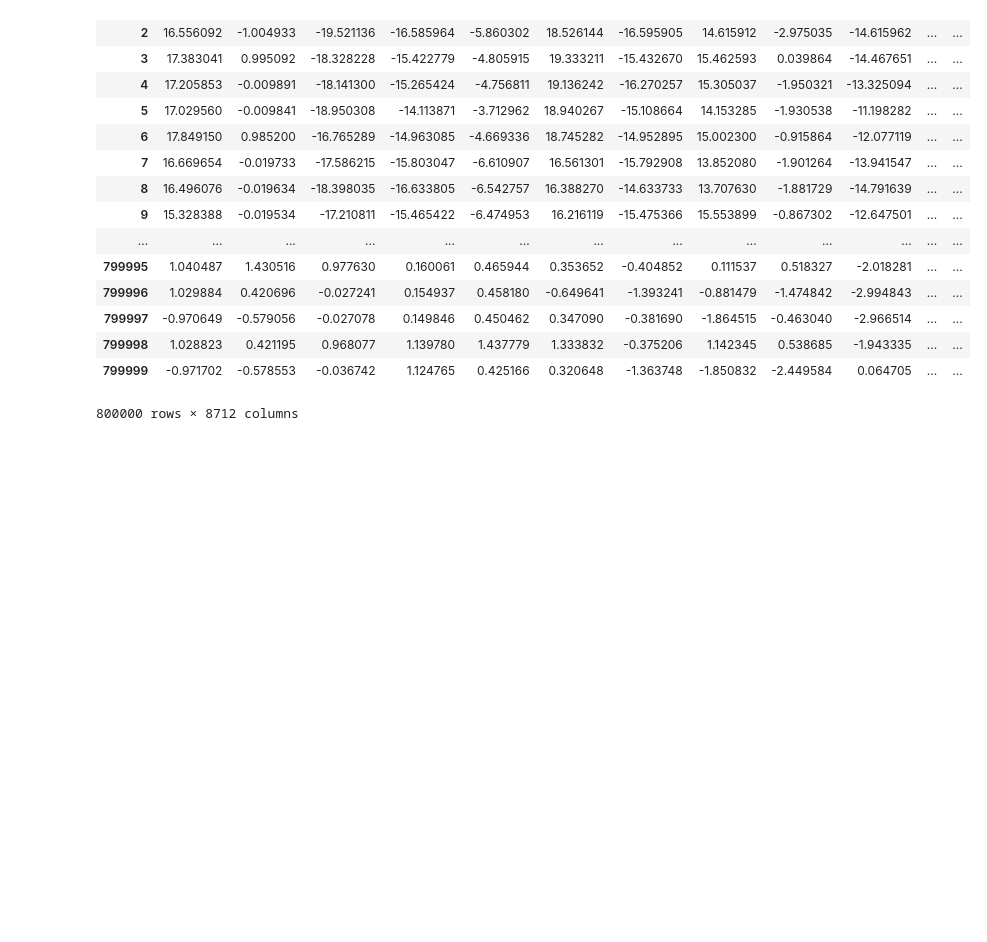
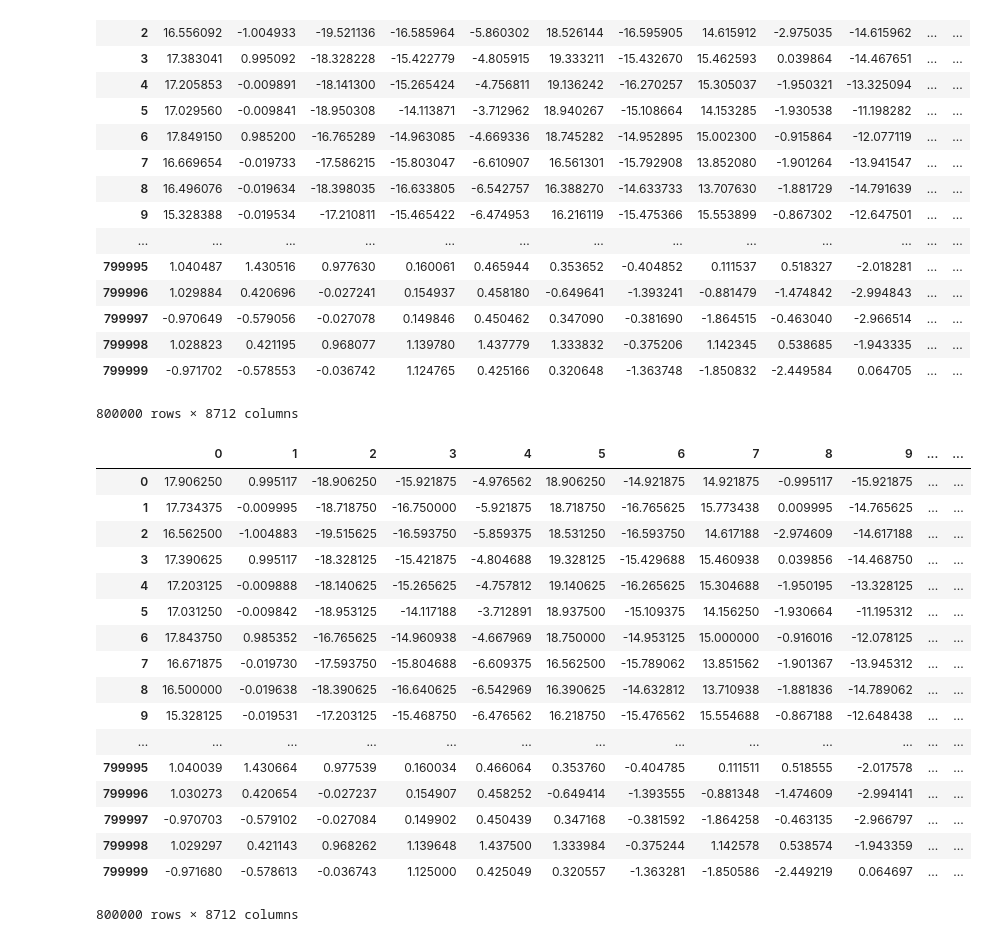
Before and after one commit to guchio3/kaggle-vsb, a Jupyter notebook: notebooks/e002_EDA.ipynb, the cells around one changed output. Drawn from its saved outputs; the diff is of its cells as text; code cells hidden in the pictures; blank space fills up the shorter version.

```diff
--- a/notebooks/e002_EDA.ipynb
+++ b/notebooks/e002_EDA.ipynb
@@ -389,3 +389,25 @@ decoded_signals_df
 | 799998 | 1.028823 | 0.421195 | 0.968077 | 1.139780 | 1.437779 | 1.333832 | -0.375206 | 1.142345 | 0.538685 | -1.943335 | ... | ... |
 | 799999 | -0.971702 | -0.578553 | -0.036742 | 1.124765 | 0.425166 | 0.320648 | -1.363748 | -1.850832 | -2.449584 | 0.064705 | ... | ... |
 800000 rows × 8712 columns
+# %%
+temp_df = pd.read_pickle('../inputs/prep/train_hp.pkl.gz', compression='gzip')
+temp_df
+# %% [output]
+|  | 0 | 1 | 2 | 3 | 4 | 5 | 6 | 7 | 8 | 9 | ... | ... |
+| 0 | 17.906250 | 0.995117 | -18.906250 | -15.921875 | -4.976562 | 18.906250 | -14.921875 | 14.921875 | -0.995117 | -15.921875 | ... | ... |
+| 1 | 17.734375 | -0.009995 | -18.718750 | -16.750000 | -5.921875 | 18.718750 | -16.765625 | 15.773438 | 0.009995 | -14.765625 | ... | ... |
+| 2 | 16.562500 | -1.004883 | -19.515625 | -16.593750 | -5.859375 | 18.531250 | -16.593750 | 14.617188 | -2.974609 | -14.617188 | ... | ... |
+| 3 | 17.390625 | 0.995117 | -18.328125 | -15.421875 | -4.804688 | 19.328125 | -15.429688 | 15.460938 | 0.039856 | -14.468750 | ... | ... |
+| 4 | 17.203125 | -0.009888 | -18.140625 | -15.265625 | -4.757812 | 19.140625 | -16.265625 | 15.304688 | -1.950195 | -13.328125 | ... | ... |
+| 5 | 17.031250 | -0.009842 | -18.953125 | -14.117188 | -3.712891 | 18.937500 | -15.109375 | 14.156250 | -1.930664 | -11.195312 | ... | ... |
+| 6 | 17.843750 | 0.985352 | -16.765625 | -14.960938 | -4.667969 | 18.750000 | -14.953125 | 15.000000 | -0.916016 | -12.078125 | ... | ... |
+| 7 | 16.671875 | -0.019730 | -17.593750 | -15.804688 | -6.609375 | 16.562500 | -15.789062 | 13.851562 | -1.901367 | -13.945312 | ... | ... |
+| 8 | 16.500000 | -0.019638 | -18.390625 | -16.640625 | -6.542969 | 16.390625 | -14.632812 | 13.710938 | -1.881836 | -14.789062 | ... | ... |
+| 9 | 15.328125 | -0.019531 | -17.203125 | -15.468750 | -6.476562 | 16.218750 | -15.476562 | 15.554688 | -0.867188 | -12.648438 | ... | ... |
+| ... | ... | ... | ... | ... | ... | ... | ... | ... | ... | ... | ... | ... |
+| 799995 | 1.040039 | 1.430664 | 0.977539 | 0.160034 | 0.466064 | 0.353760 | -0.404785 | 0.111511 | 0.518555 | -2.017578 | ... | ... |
+| 799996 | 1.030273 | 0.420654 | -0.027237 | 0.154907 | 0.458252 | -0.649414 | -1.393555 | -0.881348 | -1.474609 | -2.994141 | ... | ... |
+| 799997 | -0.970703 | -0.579102 | -0.027084 | 0.149902 | 0.450439 | 0.347168 | -0.381592 | -1.864258 | -0.463135 | -2.966797 | ... | ... |
+| 799998 | 1.029297 | 0.421143 | 0.968262 | 1.139648 | 1.437500 | 1.333984 | -0.375244 | 1.142578 | 0.538574 | -1.943359 | ... | ... |
+| 799999 | -0.971680 | -0.578613 | -0.036743 | 1.125000 | 0.425049 | 0.320557 | -1.363281 | -1.850586 | -2.449219 | 0.064697 | ... | ... |
+800000 rows × 8712 columns
```
Also changed, not shown: 3 other files.
